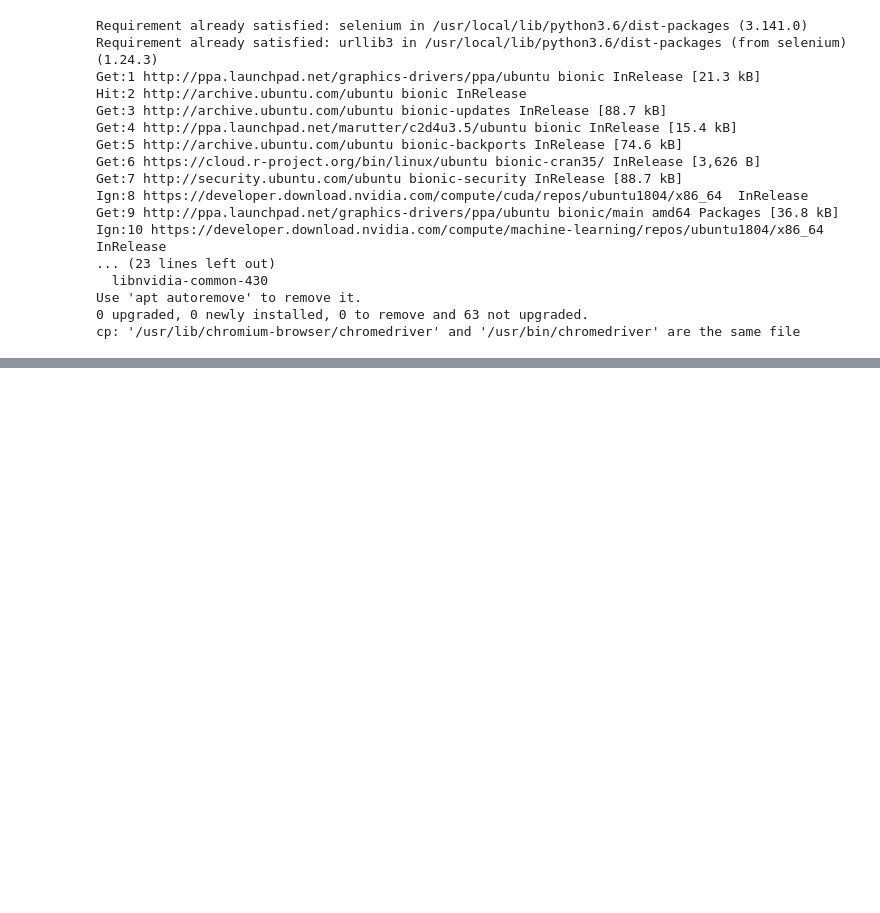
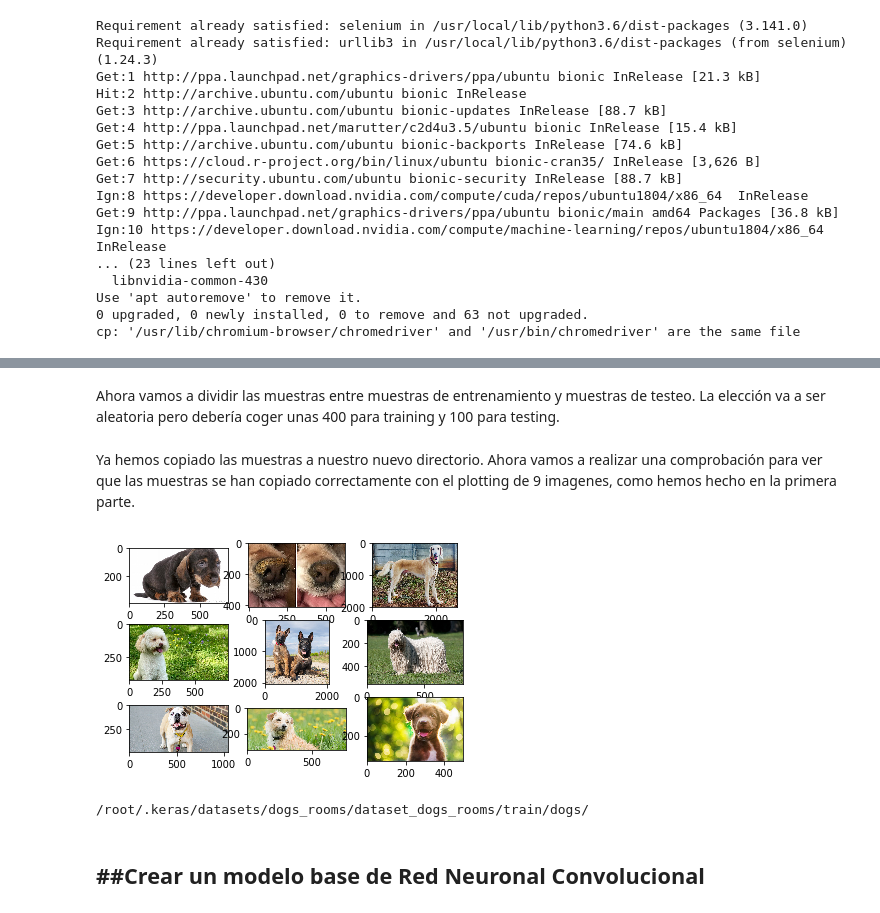
Before and after one commit to AbsydeAuberon/IntSys-AnimalRecognition, a Jupyter notebook: AnimalRecognition.ipynb, the cells around one changed output, grey strips where cells are left out. Cells and saved outputs as stored; diff of their text form; code cells hidden in the pictures; blank space fills up the shorter version.

```diff
--- a/AnimalRecognition.ipynb
+++ b/AnimalRecognition.ipynb
@@ -136,0 +244,13 @@ FileNotFoundError: ignored
+# %%
+import os
+# Creamos los directorios
+dataset_home = PATH + '/dataset_dogs_rooms/'
+subdirs = ['train/', 'test/']
+for subdir in subdirs:
+	# Creamos los subdirectorios
+	labeldirs = ['dogs/', 'rooms/']
+	for labldir in labeldirs:
+		newdir = dataset_home + subdir + labldir
+		os.makedirs(newdir, exist_ok=True)
+# %% [markdown]
+Ahora vamos a dividir las muestras entre muestras de entrenamiento y muestras de testeo. La elección va a ser aleatoria pero debería coger unas 400 para training y 100 para testing.
@@ -137,17 +281,22 @@ FileNotFoundError: ignored
+# %% [markdown]
+Ya hemos copiado las muestras a nuestro nuevo directorio. Ahora vamos a realizar una comprobación para ver que las muestras se han copiado correctamente con el plotting de 9 imagenes, como hemos hecho en la primera parte.
 # %%
+# Vamos a plottear unas imagenes de muestra del entrenamiento para ver que tenemos acceso a nuestras imagenes.
 from matplotlib import pyplot
 from matplotlib.image import imread
-# define location of dataset
-folder = 'downloads/Room/'
-# plot first few images
+
+# Localizacion de nuestro set de imagenes
+folder = dataset_home + "train/dogs/";
+
+# Mostramos 9 imagenes de habitaciones.
 for i in range(9):
-	# define subplot
 	pyplot.subplot(330 + 1 + i)
-	# define filename
-	filename = folder + 'dog.' + str(i) + '.jpg'
-	# load image pixels
+	filename = folder + 'Dog_' + str(i+1) + '.jpg'
 	image = imread(filename)
-	# plot raw pixel data
 	pyplot.imshow(image)
-# show the figure
+
 pyplot.show()
+print(folder)
+# %% [output]
+[figure, added]
+/root/.keras/datasets/dogs_rooms/dataset_dogs_rooms/train/dogs/
@@ -183,0 +303,3 @@ save('dogs_vs_nodogs_labels.npy', labels)
+# %% [markdown]
+##Crear un modelo base de Red Neuronal Convolucional
+---
```
Also changed, not shown: parts of 56 cells of this notebook, 1 other file.
